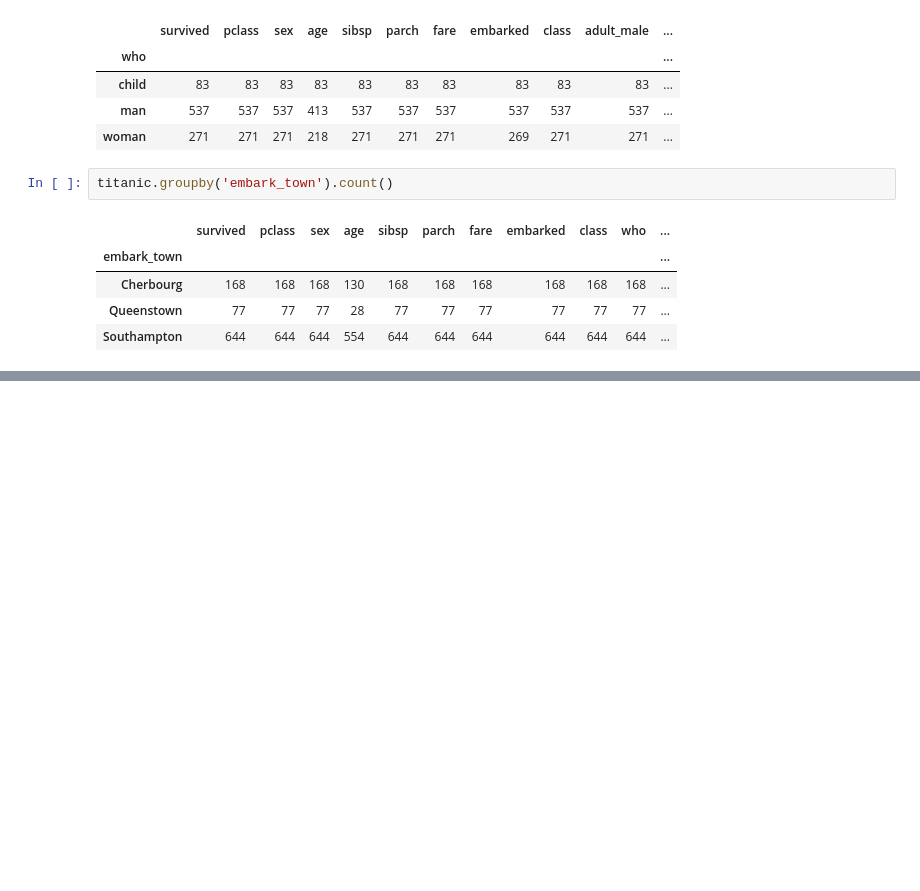
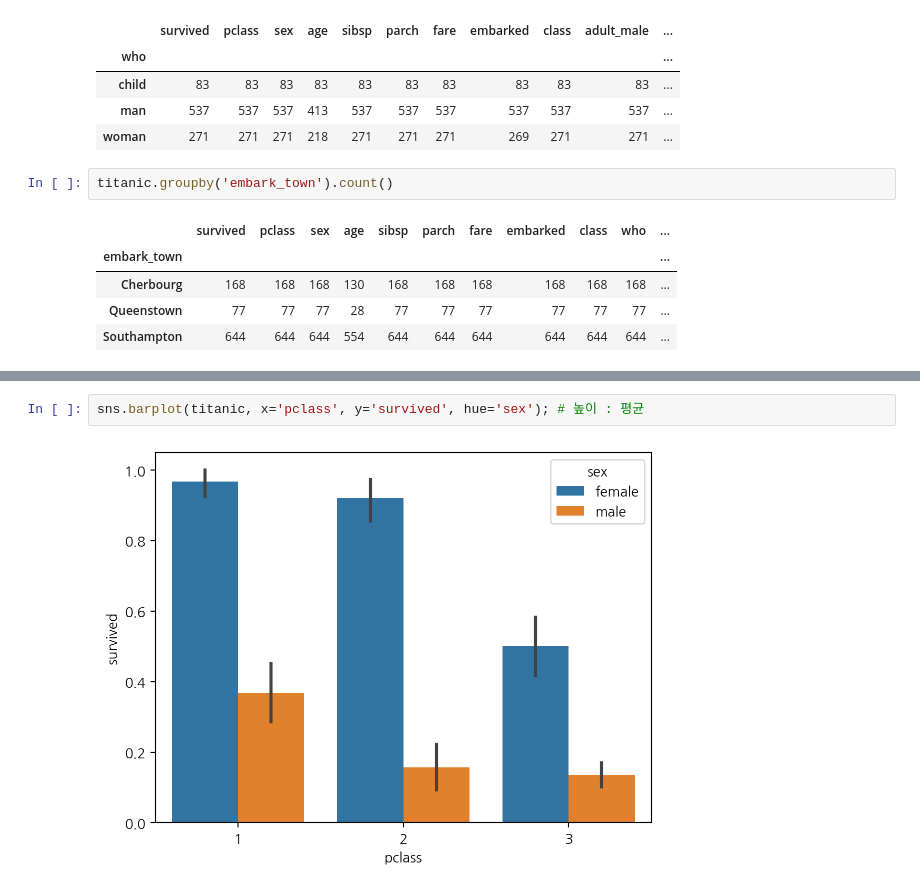
Before and after one commit to akso1234/2024-1-my-BDA, a Jupyter notebook: inclass/02w_0319_tue_dataframe_basic.ipynb, the cells around one changed output, grey strips where cells are left out. Cells and saved outputs as stored; diff of their text form; blank space fills up the shorter version.

```diff
--- a/inclass/02w_0319_tue_dataframe_basic.ipynb
+++ b/inclass/02w_0319_tue_dataframe_basic.ipynb
@@ -270,0 +297,4 @@ titanic.groupby('embark_town').count()
+# %%
+sns.barplot(titanic, x='pclass', y='survived', hue='sex'); # 높이 : 평균
+# %% [output]
+[figure, added]
```
Also changed, not shown: parts of 58 cells of this notebook.
